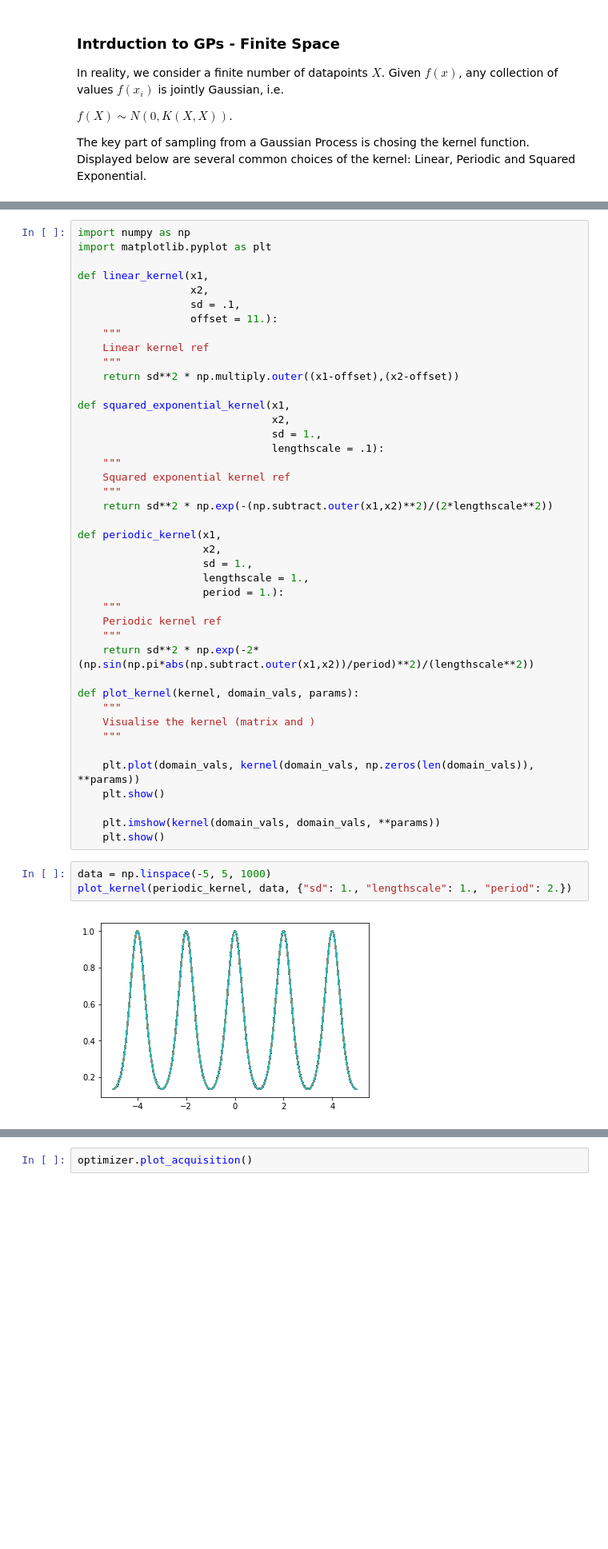
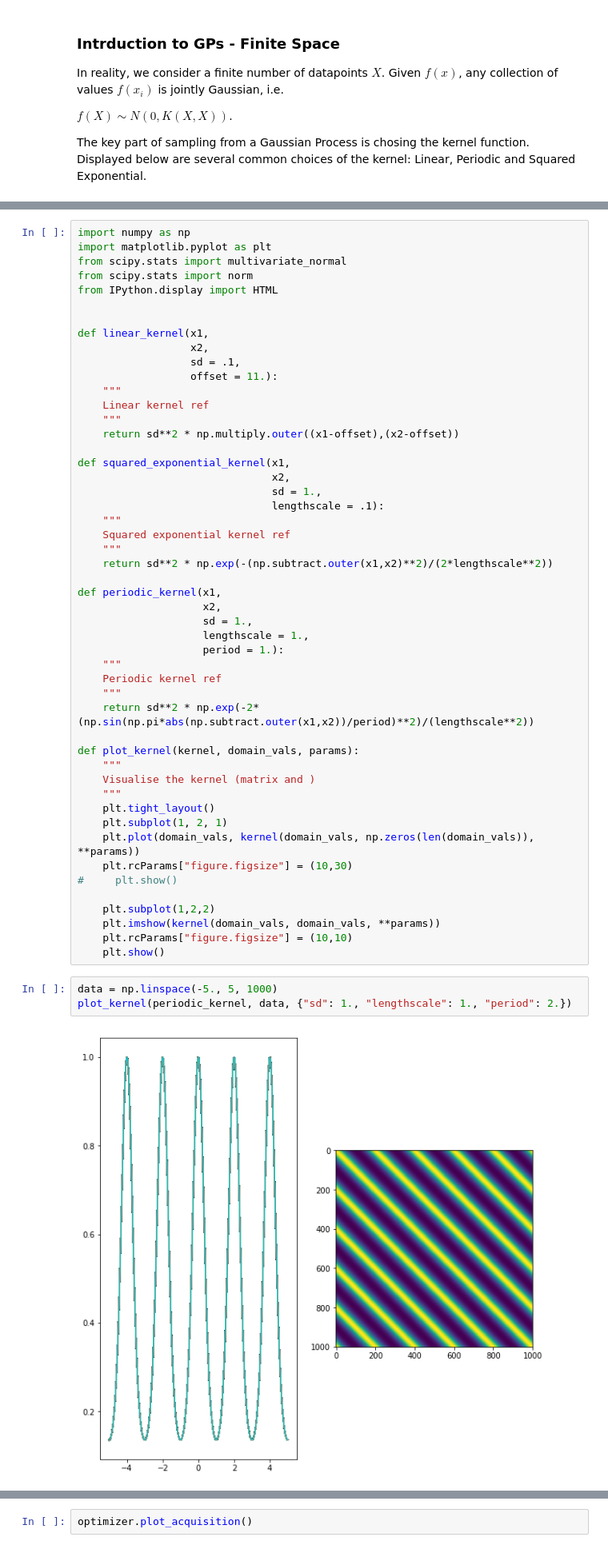
Before and after one commit to dgradovich/bopt, a Jupyter notebook: Bayesian Optimisation .ipynb, the cells around one changed output, grey strips where cells are left out. Shown: that part at 80% size. Saved outputs shown, nothing was run; the diff lists cells and outputs as text; blank space fills up the shorter version.

```diff
--- a/Bayesian Optimisation .ipynb
+++ b/Bayesian Optimisation .ipynb
@@ -124,6 +128,10 @@ The key part of sampling from a Gaussian Process is chosing the kernel function.
 # %%
 import numpy as np
 import matplotlib.pyplot as plt
+from scipy.stats import multivariate_normal
+from scipy.stats import norm
+from IPython.display import HTML
+
 
 def linear_kernel(x1,
                   x2,
@@ -157,14 +165,18 @@ def plot_kernel(kernel, domain_vals, params):
     """
     Visualise the kernel (matrix and )
     """
+    plt.tight_layout()
+    plt.subplot(1, 2, 1)
+    plt.plot(domain_vals, kernel(domain_vals, np.zeros(len(domain_vals)), **params))
+    plt.rcParams["figure.figsize"] = (10,30)
+#     plt.show()
 
-    plt.plot(domain_vals, kernel(domain_vals, np.zeros(len(domain_vals)), **params))
+    plt.subplot(1,2,2)
+    plt.imshow(kernel(domain_vals, domain_vals, **params))
+    plt.rcParams["figure.figsize"] = (10,10)
     plt.show()
-
-    plt.imshow(kernel(domain_vals, domain_vals, **params))
-    plt.show()
 # %%
-data = np.linspace(-5, 5, 1000)
+data = np.linspace(-5., 5, 1000)
 plot_kernel(periodic_kernel, data, {"sd": 1., "lengthscale": 1., "period": 2.})
 # %% [output]
-[figure, old version]
+[figure, new version]
```
Also changed, not shown: parts of 39 cells of this notebook, 9 other files.
